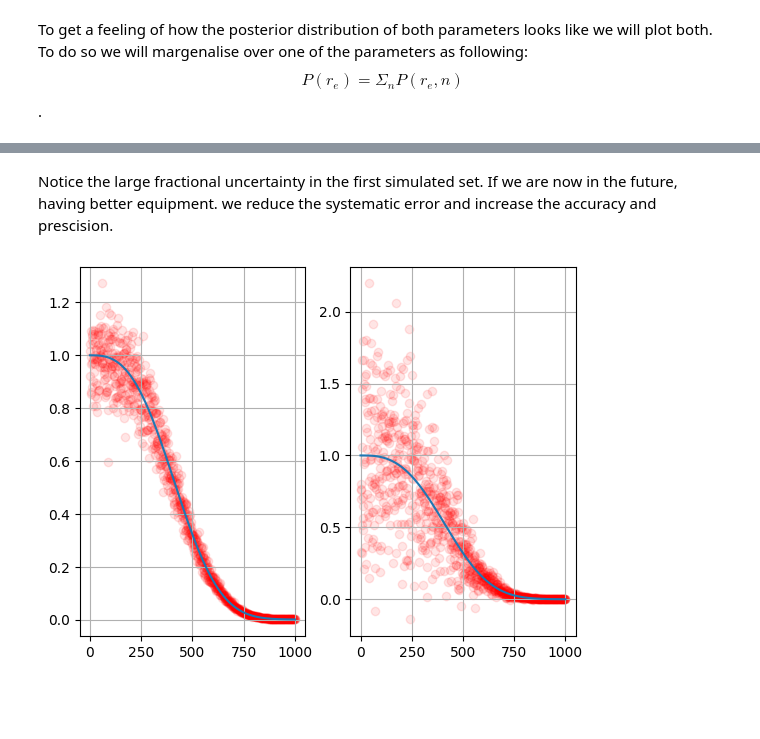
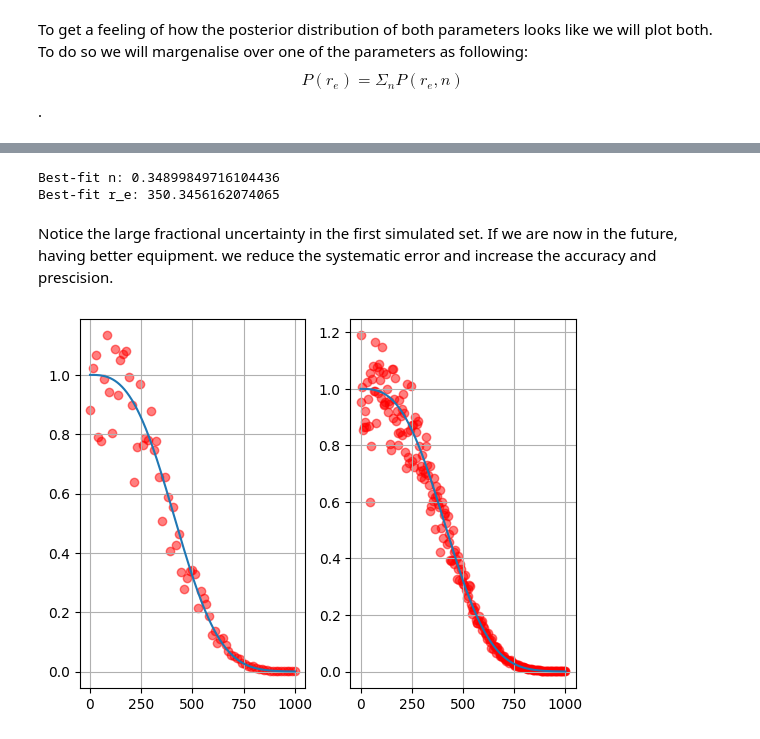
Before and after one commit to t-kist/Bayesian-Statistics-for-Astrophysics-2024, a Jupyter notebook: bayes24/lecture_notes/group4/Bundeltje/Scratchfile-Luka.ipynb, the cells around one changed output, grey strips where cells are left out. Saved outputs shown, nothing was run; the diff lists cells and outputs as text; code cells hidden in the pictures; blank space fills up the shorter version.

```diff
--- a/bayes24/lecture_notes/group4/Bundeltje/Scratchfile-Luka.ipynb
+++ b/bayes24/lecture_notes/group4/Bundeltje/Scratchfile-Luka.ipynb
@@ -40,20 +40,22 @@ def sim_data(r,r_e,n, fractional_uncertainty):
 
 
 R_max  = 1e3
-r_range = np.linspace(0,R_max,1000)
+r_range_model = np.linspace(0,R_max,1000)
 
 # True parameters
 true_n = 0.35
 true_r_e = 350
 
 #simulating data
-fractional_uncertainty = 0.1
-sim_r, sim_r_uncertainty = sim_data(r_range, true_r_e , true_n, fractional_uncertainty)
+fractional_uncertainty = 0.15
+r_range_sim = np.linspace(0,R_max,75)
+
+sim_r, sim_r_uncertainty = sim_data(r_range_sim, true_r_e , true_n, fractional_uncertainty)
 #
 plt.figure()
 plt.title("Sersic Profile and simulated data")
-plt.plot(r_range, sersic_profile(r_range, true_r_e, true_n), c="red", label="True profile")
-plt.scatter(r_range, sim_r, alpha=0.1, label="Simulated data")
+plt.plot(r_range_model, sersic_profile(r_range_model, true_r_e, true_n), c="red", label="True profile")
+plt.scatter(r_range_sim, sim_r, alpha=0.5, label="Simulated data")
 plt.xlim(0,R_max)
 plt.grid()
 plt.xlabel("Radial distance (r)")
@@ -155,22 +197,34 @@ plt.show()
+# %%
+#  best-fit parameters
+max_idx = np.unravel_index(np.argmax(posterior_grid), posterior_grid.shape)
+best_fit_n = n_space[max_idx[0]]
+best_fit_r_e = r_e_space[max_idx[1]]
+print(f"Best-fit n: {best_fit_n}")
+print(f"Best-fit r_e: {best_fit_r_e}")
+# %% [output]
+Best-fit n: 0.34899849716104436
+Best-fit r_e: 350.3456162074065
 # %% [markdown]
 Notice the large fractional uncertainty in the first simulated set. If we are now in the future, having better equipment. we reduce the systematic error and increase the accuracy and prescision.
 # %%
-fractional_uncertainty = 0.4
-sim_r_2, sim_r_uncertainty_2 = sim_data(r_range, true_r_e, true_n, fractional_uncertainty)
+fractional_uncertainty = 0.1
+r_range_better = np.linspace(0,R_max,250)
+
+sim_r_2, sim_r_uncertainty_2 = sim_data(r_range_better, true_r_e, true_n, fractional_uncertainty)
 
 plt.figure()
 plt.subplot(1,2,1)
-plt.plot(r_range, sersic_profile(r_range, true_r_e, true_n))
-plt.scatter(r_range, sim_r, alpha=0.1, c="red")
+plt.plot(r_range_model, sersic_profile(r_range_model, true_r_e, true_n))
+plt.scatter(r_range_sim, sim_r, alpha=0.5, c="red")
 
 plt.grid()
 
 plt.subplot(1,2,2)
-plt.plot(r_range, sersic_profile(r_range, true_r_e, true_n))
-plt.scatter(r_range, sim_r_2, alpha=0.1, c="red")
+plt.plot(r_range_model, sersic_profile(r_range_model, true_r_e, true_n))
+plt.scatter(r_range_better, sim_r_2, alpha=0.5, c="red")
 
 plt.grid()
 plt.show()
 # %% [output]
-[figure, old version]
+[figure, new version]
 # %%
```
Also changed, not shown: parts of 12 cells of this notebook.
